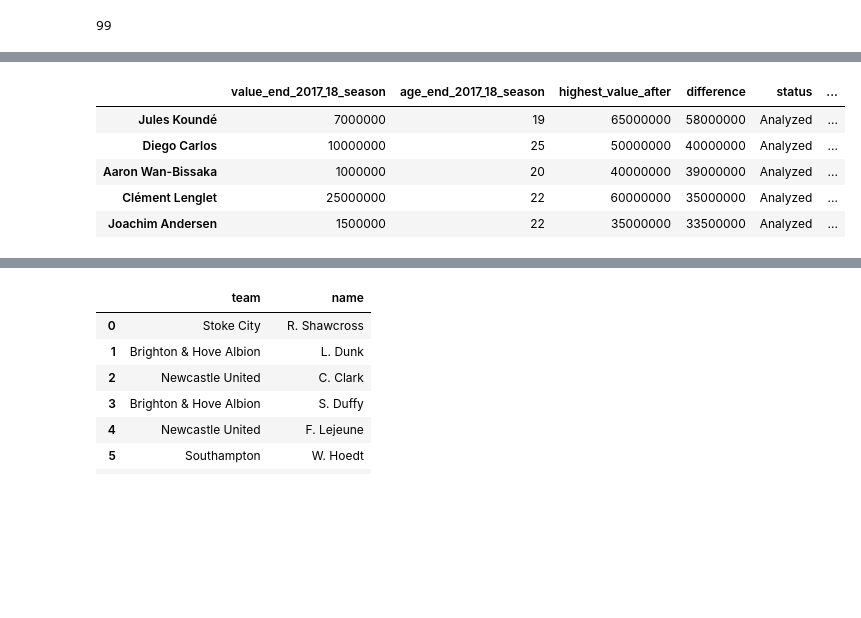
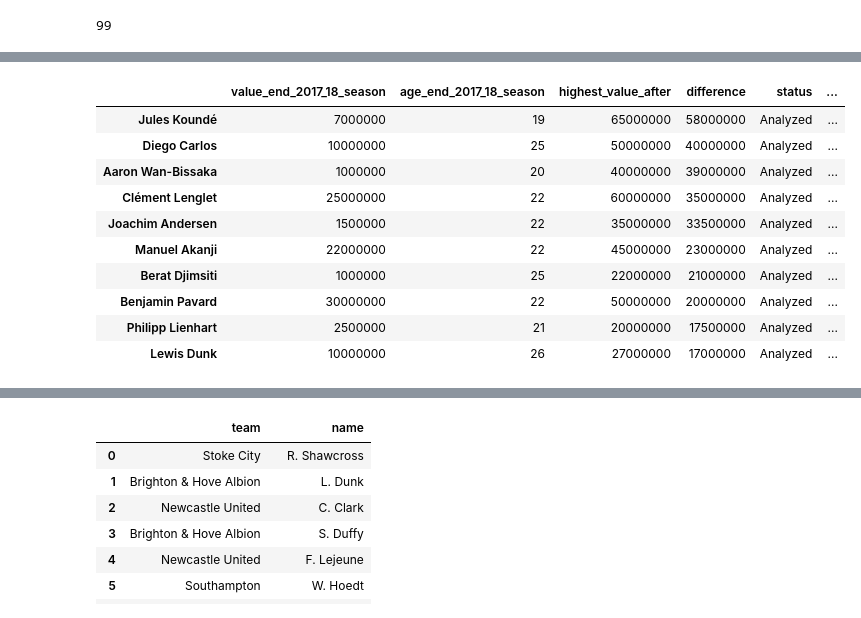
Before and after one commit to mibrix/defensive-contribution-index-football, a Jupyter notebook: transfermarkt.ipynb, the cells around one changed output, grey strips where cells are left out. Saved outputs shown, nothing was run; the diff lists cells and outputs as text; code cells hidden in the pictures; blank space fills up the shorter version.

```diff
--- a/transfermarkt.ipynb
+++ b/transfermarkt.ipynb
@@ -322,11 +304,16 @@ df_market_value.sort_values(by='difference', ascending=False, inplace=True)
 # %%
 pd.set_option('display.max_rows', None)
 # %%
-df_market_value[df_market_value['age_end_2017_18_season'] <= 28].head()
+df_market_value[df_market_value['age_end_2017_18_season'] <= 28].head(10)
 # %% [output]
 |  | value_end_2017_18_season | age_end_2017_18_season | highest_value_after | difference | status | ... |
 | Jules Koundé | 7000000 | 19 | 65000000 | 58000000 | Analyzed | ... |
 | Diego Carlos | 10000000 | 25 | 50000000 | 40000000 | Analyzed | ... |
 | Aaron Wan-Bissaka | 1000000 | 20 | 40000000 | 39000000 | Analyzed | ... |
 | Clément Lenglet | 25000000 | 22 | 60000000 | 35000000 | Analyzed | ... |
 | Joachim Andersen | 1500000 | 22 | 35000000 | 33500000 | Analyzed | ... |
+| Manuel Akanji | 22000000 | 22 | 45000000 | 23000000 | Analyzed | ... |
+| Berat Djimsiti | 1000000 | 25 | 22000000 | 21000000 | Analyzed | ... |
+| Benjamin Pavard | 30000000 | 22 | 50000000 | 20000000 | Analyzed | ... |
+| Philipp Lienhart | 2500000 | 21 | 20000000 | 17500000 | Analyzed | ... |
+| Lewis Dunk | 10000000 | 26 | 27000000 | 17000000 | Analyzed | ... |
```
Also changed, not shown: parts of 2 cells of this notebook.
